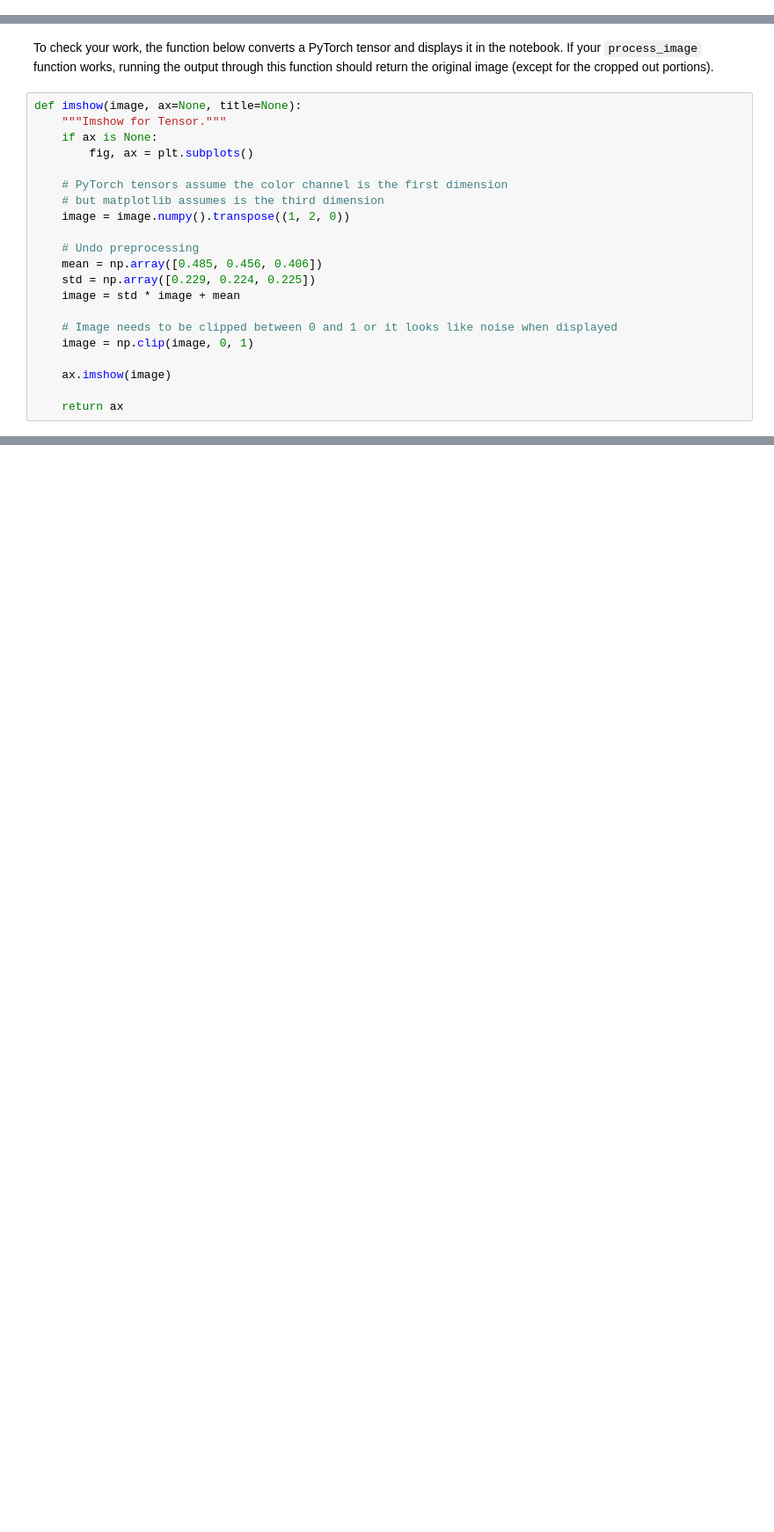
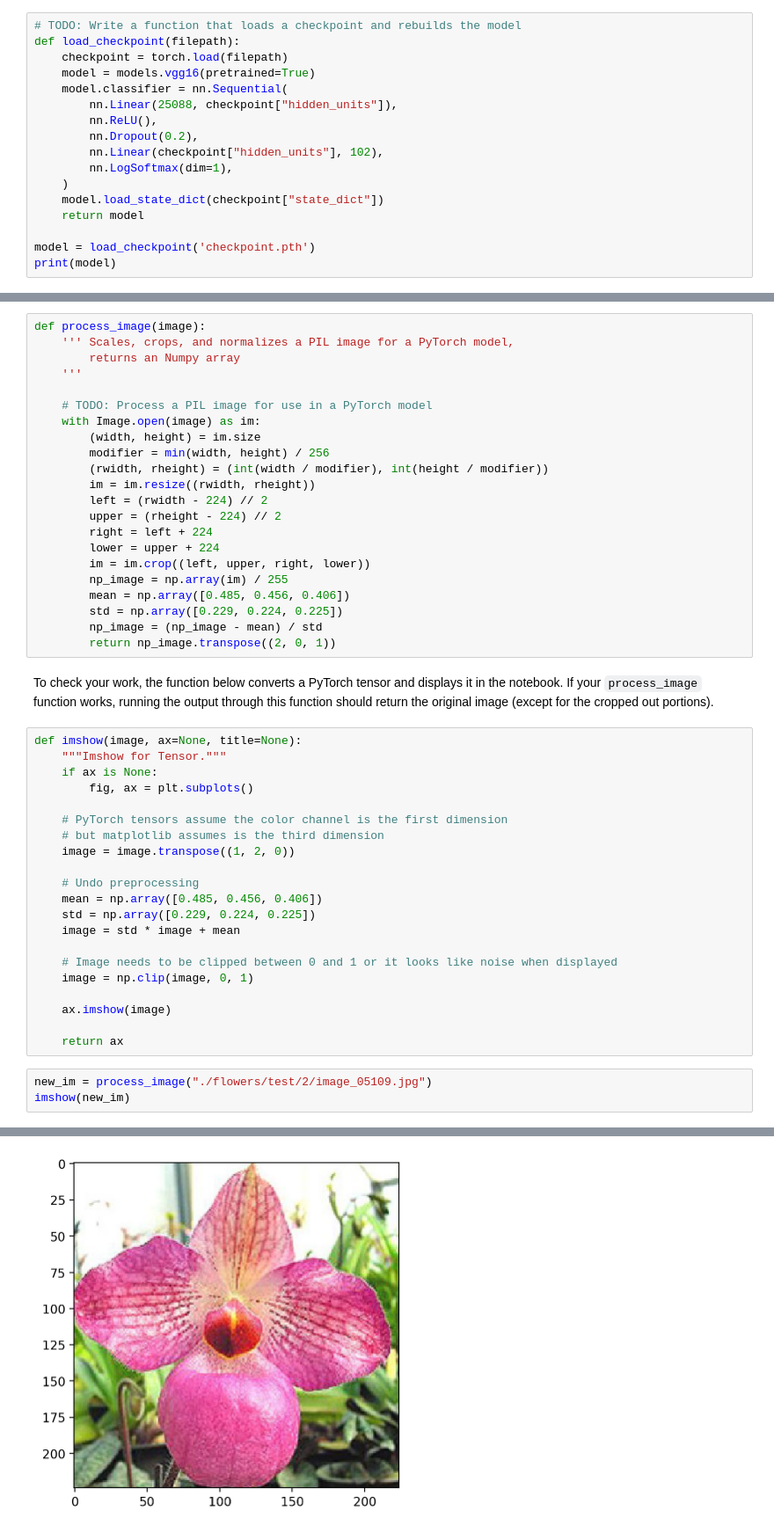
Before and after one commit to rishipappu/udacity_flowers, a Jupyter notebook: Image Classifier Project.ipynb, the cells around one changed output, grey strips where cells are left out. Shown: that part at 88% size. Cells and saved outputs as stored; diff of their text form; blank space fills up the shorter version.

```diff
--- a/Image Classifier Project.ipynb
+++ b/Image Classifier Project.ipynb
@@ -225,0 +253,17 @@ At this point it's good to write a function that can load a checkpoint and rebui
+# %%
+# TODO: Write a function that loads a checkpoint and rebuilds the model
+def load_checkpoint(filepath):
+    checkpoint = torch.load(filepath)
+    model = models.vgg16(pretrained=True)
+    model.classifier = nn.Sequential(
+        nn.Linear(25088, checkpoint["hidden_units"]),
+        nn.ReLU(),
+        nn.Dropout(0.2),
+        nn.Linear(checkpoint["hidden_units"], 102),
+        nn.LogSoftmax(dim=1),
+    )
+    model.load_state_dict(checkpoint["state_dict"])
+    return model
+
+model = load_checkpoint('checkpoint.pth')
+print(model)
@@ -259,3 +314,25 @@ def process_image(image):
+# %%
+def process_image(image):
+    ''' Scales, crops, and normalizes a PIL image for a PyTorch model,
+        returns an Numpy array
+    '''
+
+    # TODO: Process a PIL image for use in a PyTorch model
+    with Image.open(image) as im:
+        (width, height) = im.size
+        modifier = min(width, height) / 256
+        (rwidth, rheight) = (int(width / modifier), int(height / modifier))
+        im = im.resize((rwidth, rheight))
+        left = (rwidth - 224) // 2
+        upper = (rheight - 224) // 2
+        right = left + 224
+        lower = upper + 224
+        im = im.crop((left, upper, right, lower))
+        np_image = np.array(im) / 255
+        mean = np.array([0.485, 0.456, 0.406])
+        std = np.array([0.229, 0.224, 0.225])
+        np_image = (np_image - mean) / std
+        return np_image.transpose((2, 0, 1))
 # %% [markdown]
 To check your work, the function below converts a PyTorch tensor and displays it in the notebook. If your `process_image` function works, running the output through this function should return the original image (except for the cropped out portions).
 # %%
@@ -266,7 +343,7 @@ def imshow(image, ax=None, title=None):
 
     # PyTorch tensors assume the color channel is the first dimension
     # but matplotlib assumes is the third dimension
-    image = image.numpy().transpose((1, 2, 0))
+    image = image.transpose((1, 2, 0))
 
     # Undo preprocessing
     mean = np.array([0.485, 0.456, 0.406])
@@ -279,3 +356,7 @@ def imshow(image, ax=None, title=None):
     ax.imshow(image)
 
     return ax
+# %%
+new_im = process_image("./flowers/test/2/image_05109.jpg")
+imshow(new_im)
+# %% [output]
@@ -282,3 +364,4 @@ def imshow(image, ax=None, title=None):
+[figure, added]
 # %% [markdown]
 ## Class Prediction
 
```
Also changed, not shown: parts of 20 cells of this notebook, 3 other files.
